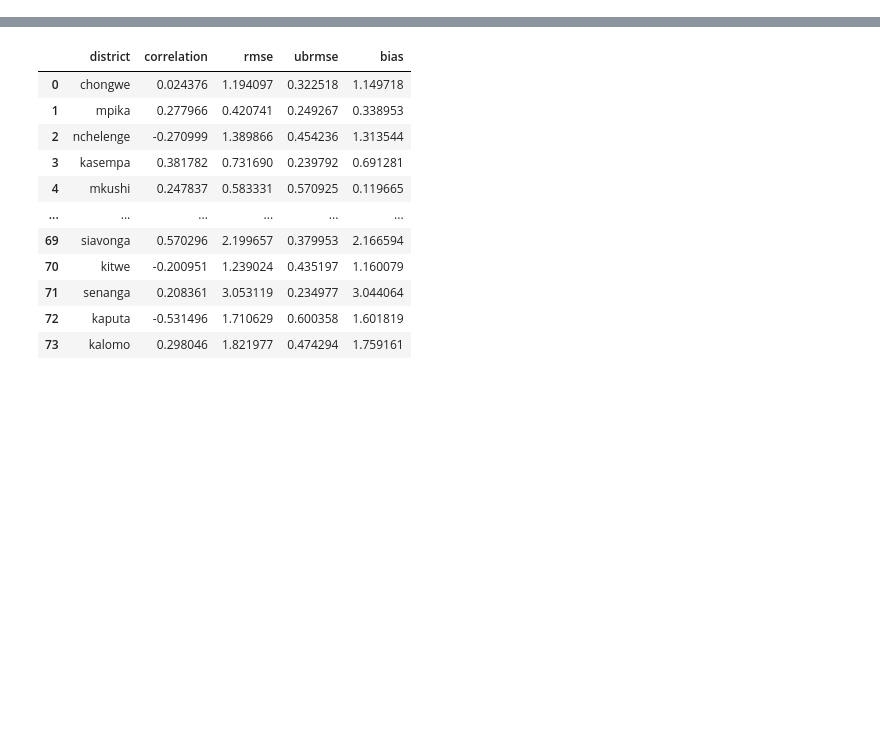
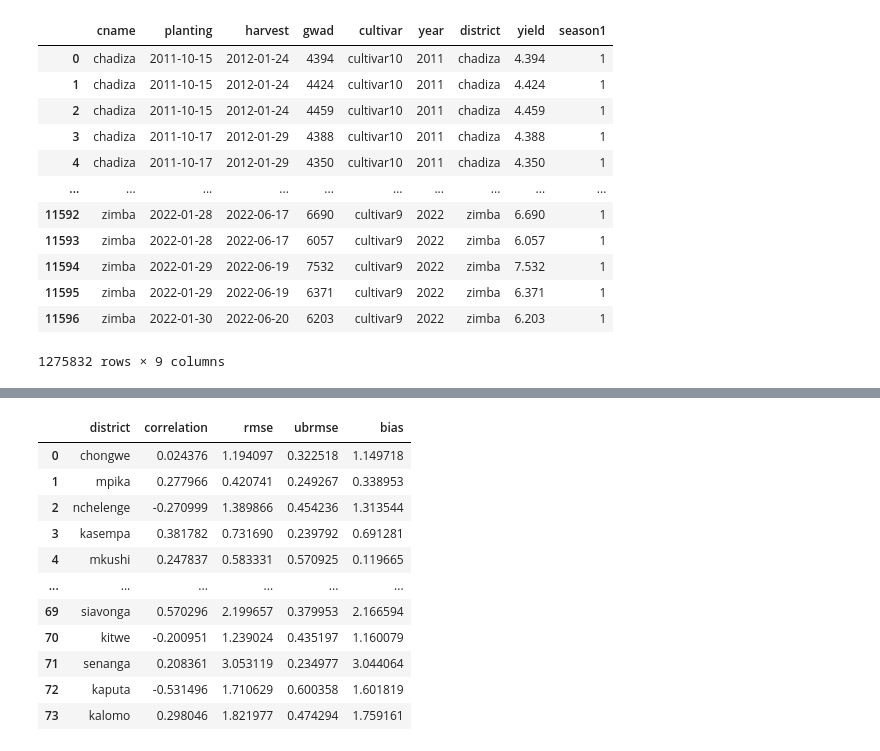
Before and after one commit to franklineronoh/crop-modeling, a Jupyter notebook: zambia/metrics_cultivars.ipynb, the cells around one changed output, grey strips where cells are left out. Drawn from its saved outputs; the diff is of its cells as text; code cells hidden in the pictures; blank space fills up the shorter version.

Commit message:
after cultivarreading

```diff
--- a/zambia/metrics_cultivars.ipynb
+++ b/zambia/metrics_cultivars.ipynb
@@ -108,14 +38,36 @@ EmptyDataError: No columns to parse from file
+# %%
+#changing date columns and rename to district
+cultivars['planting']=pd.to_datetime(cultivars['planting'], format='ISO8601')
+cultivars['harvest'] = pd.to_datetime(cultivars['harvest'], format='ISO8601')
+cultivars['year'] = cultivars['planting'].dt.year
+cultivars['district']=cultivars['cname']
+cultivars['yield']=cultivars['gwad']/1000
 # %%
 # # remove all white spaces, turn to lower case and
-rheas.cname=rheas.cname.str.lower()
-rheas.cname = rheas.cname.str.strip()
-rheas.cname=rheas.cname.str.replace('-', '', regex=True)
-rheas.cname=rheas.cname.str.replace(' ', '', regex=True)
+cultivars.cname=cultivars.cname.str.lower()
+cultivars.cname = cultivars.cname.str.strip()
+cultivars.cname=cultivars.cname.str.replace('-', '', regex=True)
+cultivars.cname=cultivars.cname.str.replace(' ', '', regex=True)
 # %%
 #changing date columns
-rheas['planting']=pd.to_datetime(rheas['planting'], format='ISO8601')
-rheas['harvest'] = pd.to_datetime(rheas['harvest'], format='ISO8601')
-rheas['year'] = rheas['planting'].dt.year
-rheas['district']=rheas['cname']
-rheas['yield']=rheas['gwad']/1000
+cultivars['planting']=pd.to_datetime(cultivars['planting'], format='ISO8601')
+cultivars['harvest'] = pd.to_datetime(cultivars['harvest'], format='ISO8601')
+cultivars['year'] = cultivars['planting'].dt.year
+cultivars['district']=cultivars['cname']
+cultivars['yield']=cultivars['gwad']/1000
+cultivars
+# %% [output]
+|  | cname | planting | harvest | gwad | cultivar | year | district | yield | season1 |
+| 0 | chadiza | 2011-10-15 | 2012-01-24 | 4394 | cultivar10 | 2011 | chadiza | 4.394 | 1 |
+| 1 | chadiza | 2011-10-15 | 2012-01-24 | 4424 | cultivar10 | 2011 | chadiza | 4.424 | 1 |
+| 2 | chadiza | 2011-10-15 | 2012-01-24 | 4459 | cultivar10 | 2011 | chadiza | 4.459 | 1 |
+| 3 | chadiza | 2011-10-17 | 2012-01-29 | 4388 | cultivar10 | 2011 | chadiza | 4.388 | 1 |
+| 4 | chadiza | 2011-10-17 | 2012-01-29 | 4350 | cultivar10 | 2011 | chadiza | 4.350 | 1 |
+| ... | ... | ... | ... | ... | ... | ... | ... | ... | ... |
+| 11592 | zimba | 2022-01-28 | 2022-06-17 | 6690 | cultivar9 | 2022 | zimba | 6.690 | 1 |
+| 11593 | zimba | 2022-01-28 | 2022-06-17 | 6057 | cultivar9 | 2022 | zimba | 6.057 | 1 |
+| 11594 | zimba | 2022-01-29 | 2022-06-19 | 7532 | cultivar9 | 2022 | zimba | 7.532 | 1 |
+| 11595 | zimba | 2022-01-29 | 2022-06-19 | 6371 | cultivar9 | 2022 | zimba | 6.371 | 1 |
+| 11596 | zimba | 2022-01-30 | 2022-06-20 | 6203 | cultivar9 | 2022 | zimba | 6.203 | 1 |
+1275832 rows × 9 columns
 # %%
```
Also changed, not shown: parts of 19 cells of this notebook, 1 other file.
